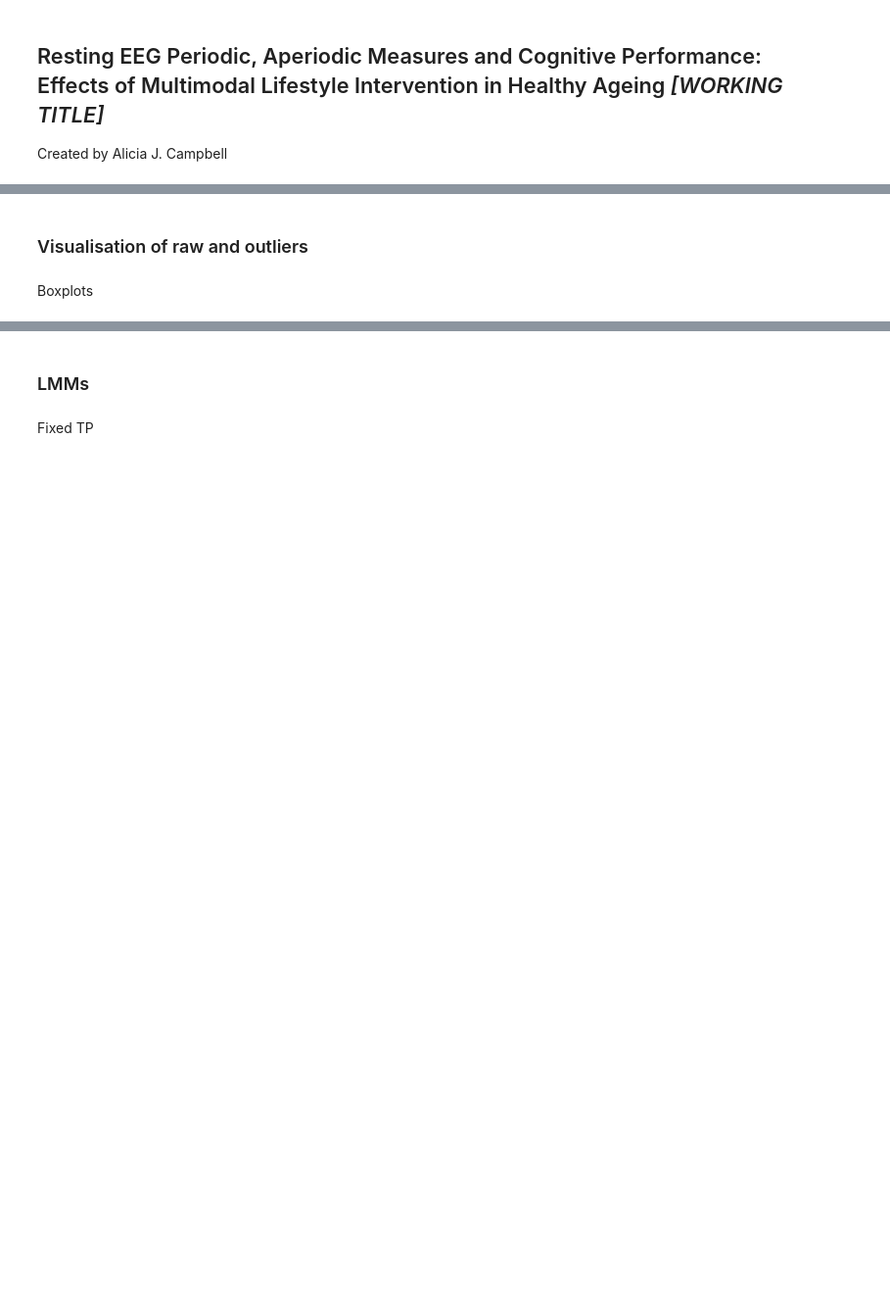
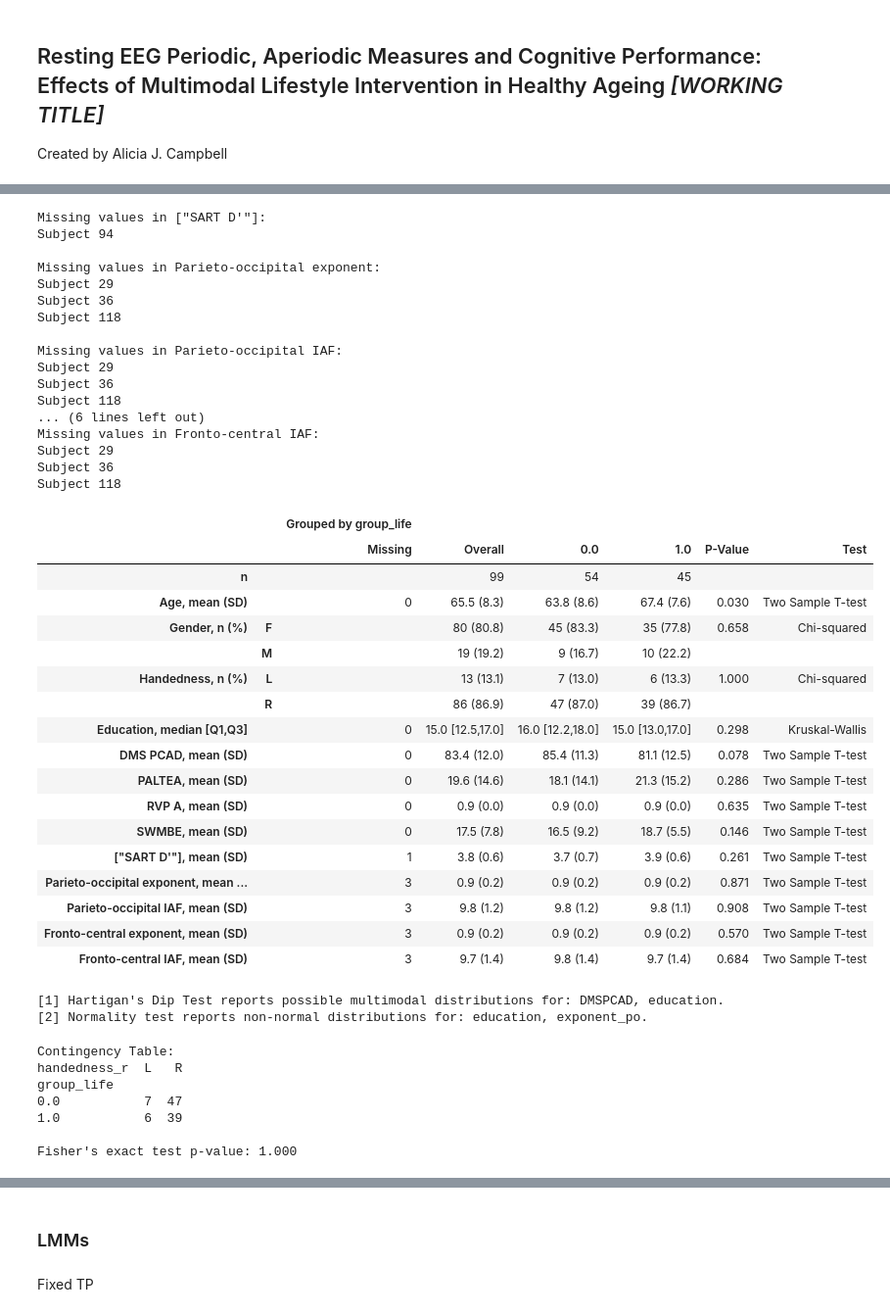
Before and after one commit to aliciajcampbell/LEISURE_CogEEG, a Jupyter notebook: studies/LEISURE_rsEEG_intervention_longitudinal/LEISURE_longitudinal.ipynb, the cells around one changed output, grey strips where cells are left out. Shown at 98% size. Saved outputs shown, nothing was run; the diff lists cells and outputs as text; code cells hidden in the pictures; blank space fills up the shorter version.

```diff
--- a/studies/LEISURE_rsEEG_intervention_longitudinal/LEISURE_longitudinal.ipynb
+++ b/studies/LEISURE_rsEEG_intervention_longitudinal/LEISURE_longitudinal.ipynb
@@ -51,6 +118,4 @@ for tp in [1, 2, 3]:
 # %%
-from scipy.stats import fisher_exact
-
 df_dc = df.copy()
 df_dc['gender_f'] = df_dc['gender_f'].map({0.0: 'M', 1.0: 'F'})
 df_dc['handedness_r'] = df_dc['handedness_r'].map({0.0: 'L', 1.0: 'R'})
@@ -72,7 +137,7 @@ vars_all = {
 }
 
 # Print missing values
-df_subset = df_dc[df_dc['tp']==3]
+df_subset = df_dc[df_dc['tp']==1]
 for column in vars_all.keys():
     missing = df_subset[df_subset[column].isna()]
     if len(missing) > 0:
@@ -84,40 +149,80 @@ vars_cat = ['handedness_r', 'gender_f']
 vars_notnorm = ['education']
 
 table = TableOne(
     # data
     data=df_subset,
     groupby='group_life',
     columns=list(vars_all.keys()),
     categorical=vars_cat,
     include_null=True,
     # visual
     rename=vars_all,
     decimals=1,
     label_suffix=True,
     missing=True,
     overall=True,
     # tests
     dip_test=True,
     normal_test=True,
     tukey_test=True,
     # stats
     nonnormal=vars_notnorm,
     htest_name=True,
     pval=True,
     pval_adjust=None
 )
 
 # table.to_excel('results/descriptives_T1.xlsx')
-
 display(table)
 
-# # Create contingency table (just for T1)
+contingency = pd.crosstab(df_subset['group_life'], df_subset['handedness_r'])
+_, pval = stats.fisher_exact(contingency)
 
-# contingency = pd.crosstab(df_subset['group_life'], df_subset['handedness_r'])
-# _, pval = fisher_exact(contingency)
-
-# print("Contingency Table:")
-# print(contingency)
-# print(f"\nFisher's exact test p-value: {pval:.3f}")
+print("Contingency Table:")
+print(contingency)
+print(f"\nFisher's exact test p-value: {pval:.3f}")
+# %% [output]
+Missing values in ["SART D'"]:
+Subject 94
+
+Missing values in Parieto-occipital exponent:
+Subject 29
+Subject 36
+Subject 118
+
+Missing values in Parieto-occipital IAF:
+Subject 29
+Subject 36
+Subject 118
+... (6 lines left out)
+Missing values in Fronto-central IAF:
+Subject 29
+Subject 36
+Subject 118
+|  |  | Grouped by group_life |  |  |  |  |  |
+|  |  | Missing | Overall | 0.0 | 1.0 | P-Value | Test |
+| n |  |  | 99 | 54 | 45 |  |  |
+| Age, mean (SD) |  | 0 | 65.5 (8.3) | 63.8 (8.6) | 67.4 (7.6) | 0.030 | Two Sample T-test |
+| Gender, n (%) | F |  | 80 (80.8) | 45 (83.3) | 35 (77.8) | 0.658 | Chi-squared |
+|  | M |  | 19 (19.2) | 9 (16.7) | 10 (22.2) |  |  |
+| Handedness, n (%) | L |  | 13 (13.1) | 7 (13.0) | 6 (13.3) | 1.000 | Chi-squared |
+|  | R |  | 86 (86.9) | 47 (87.0) | 39 (86.7) |  |  |
+| Education, median [Q1,Q3] |  | 0 | 15.0 [12.5,17.0] | 16.0 [12.2,18.0] | 15.0 [13.0,17.0] | 0.298 | Kruskal-Wallis |
+| DMS PCAD, mean (SD) |  | 0 | 83.4 (12.0) | 85.4 (11.3) | 81.1 (12.5) | 0.078 | Two Sample T-test |
+| PALTEA, mean (SD) |  | 0 | 19.6 (14.6) | 18.1 (14.1) | 21.3 (15.2) | 0.286 | Two Sample T-test |
+| RVP A, mean (SD) |  | 0 | 0.9 (0.0) | 0.9 (0.0) | 0.9 (0.0) | 0.635 | Two Sample T-test |
+| SWMBE, mean (SD) |  | 0 | 17.5 (7.8) | 16.5 (9.2) | 18.7 (5.5) | 0.146 | Two Sample T-test |
+| ["SART D'"], mean (SD) |  | 1 | 3.8 (0.6) | 3.7 (0.7) | 3.9 (0.6) | 0.261 | Two Sample T-test |
+| Parieto-occipital exponent, mean ... |  | 3 | 0.9 (0.2) | 0.9 (0.2) | 0.9 (0.2) | 0.871 | Two Sample T-test |
+| Parieto-occipital IAF, mean (SD) |  | 3 | 9.8 (1.2) | 9.8 (1.2) | 9.8 (1.1) | 0.908 | Two Sample T-test |
+| Fronto-central exponent, mean (SD) |  | 3 | 0.9 (0.2) | 0.9 (0.2) | 0.9 (0.2) | 0.570 | Two Sample T-test |
+| Fronto-central IAF, mean (SD) |  | 3 | 9.7 (1.4) | 9.8 (1.4) | 9.7 (1.4) | 0.684 | Two Sample T-test |
+[1] Hartigan's Dip Test reports possible multimodal distributions for: DMSPCAD, education.
+[2] Normality test reports non-normal distributions for: education, exponent_po.
+Contingency Table:
+handedness_r  L   R
+group_life
+0.0           7  47
+1.0           6  39
+
+Fisher's exact test p-value: 1.000
-# %% [markdown]
-### Visualisation of raw and outliers
@@ -127,2 +228,0 @@ variables_of_interest = [
-# %% [markdown]
-Boxplots
```
Also changed, not shown: parts of 15 cells of this notebook, 7 other files.
